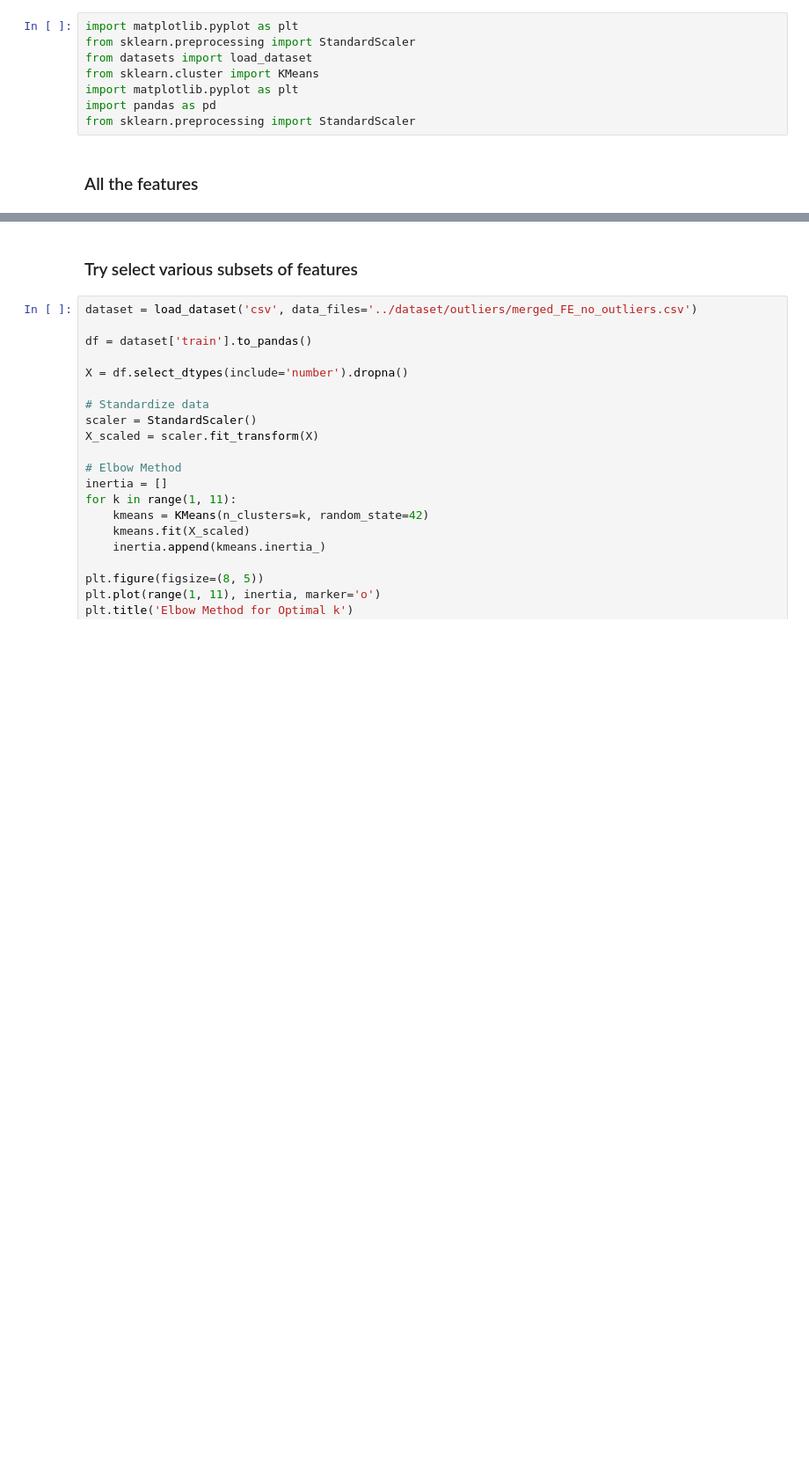
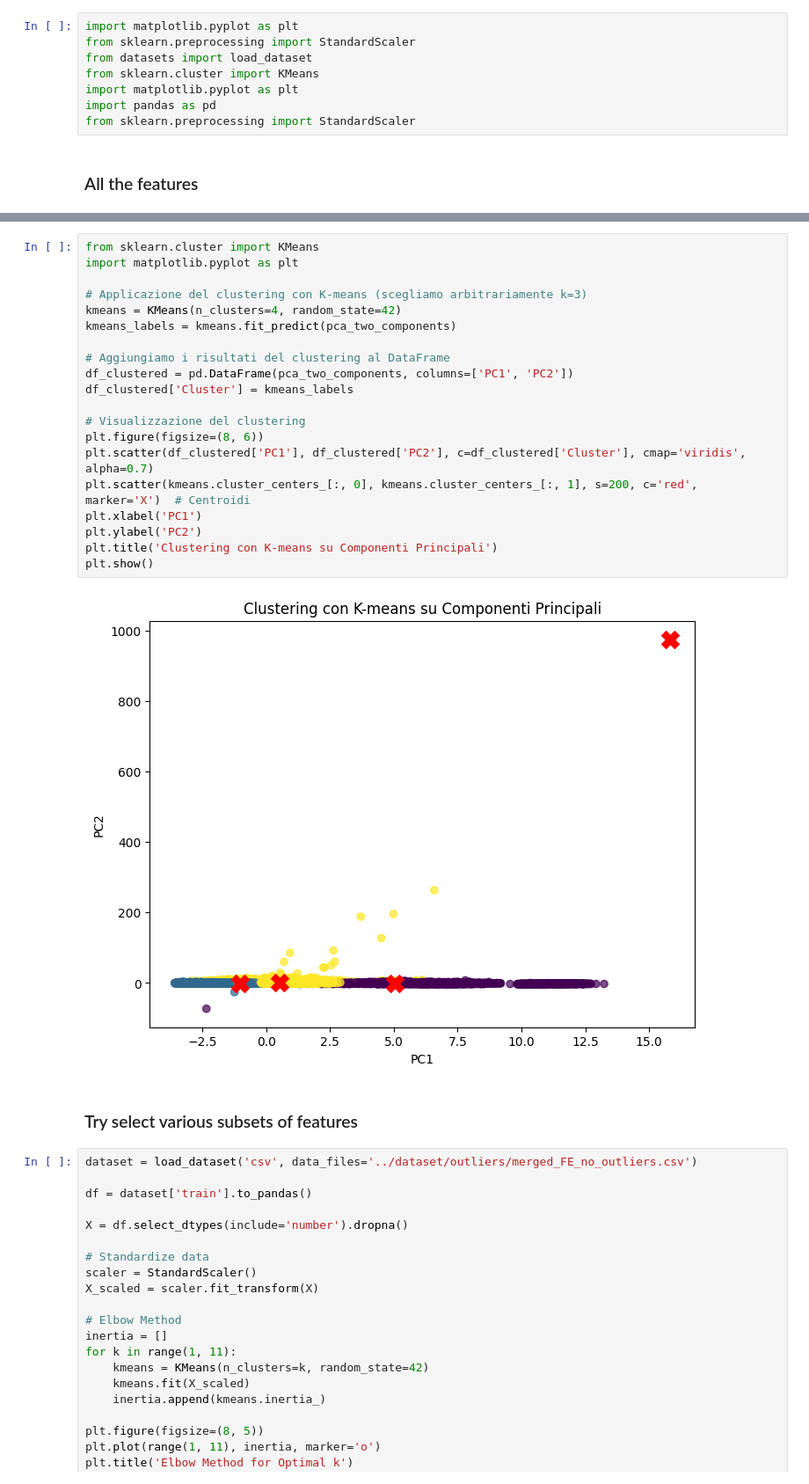
Before and after one commit to Dylan-Nico/Data-Mining-Cyclist-data, a Jupyter notebook: task_3_clustering/k_means.ipynb, the cells around one changed output, grey strips where cells are left out. Shown: that part at 88% size. Cells and saved outputs as stored; diff of their text form; blank space fills up the shorter version.

```diff
--- a/task_3_clustering/k_means.ipynb
+++ b/task_3_clustering/k_means.ipynb
@@ -417,3 +471,25 @@ plt.show()
+# %%
+from sklearn.cluster import KMeans
+import matplotlib.pyplot as plt
+
+# Applicazione del clustering con K-means (scegliamo arbitrariamente k=3)
+kmeans = KMeans(n_clusters=4, random_state=42)
+kmeans_labels = kmeans.fit_predict(pca_two_components)
+
+# Aggiungiamo i risultati del clustering al DataFrame
+df_clustered = pd.DataFrame(pca_two_components, columns=['PC1', 'PC2'])
+df_clustered['Cluster'] = kmeans_labels
+
+# Visualizzazione del clustering
+plt.figure(figsize=(8, 6))
+plt.scatter(df_clustered['PC1'], df_clustered['PC2'], c=df_clustered['Cluster'], cmap='viridis', alpha=0.7)
+plt.scatter(kmeans.cluster_centers_[:, 0], kmeans.cluster_centers_[:, 1], s=200, c='red', marker='X')  # Centroidi
+plt.xlabel('PC1')
+plt.ylabel('PC2')
+plt.title('Clustering con K-means su Componenti Principali')
+plt.show()
+# %% [output]
+[figure, added]
 # %% [markdown]
 ### Try select various subsets of features
 # %%
```
Also changed, not shown: parts of 9 cells of this notebook.
